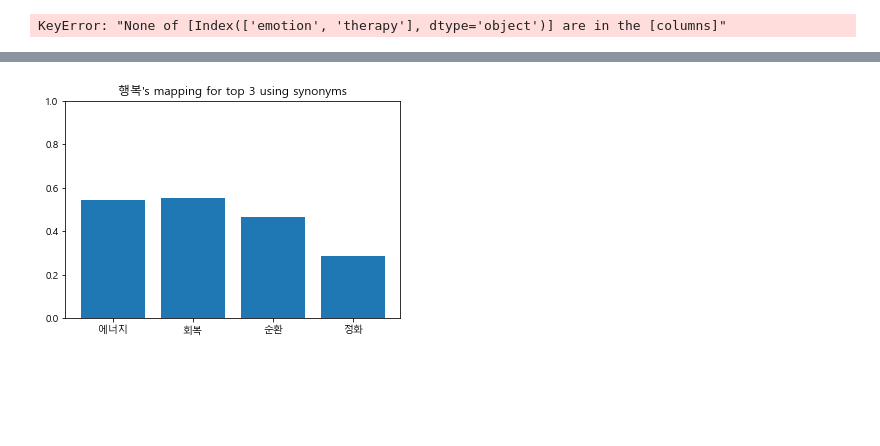
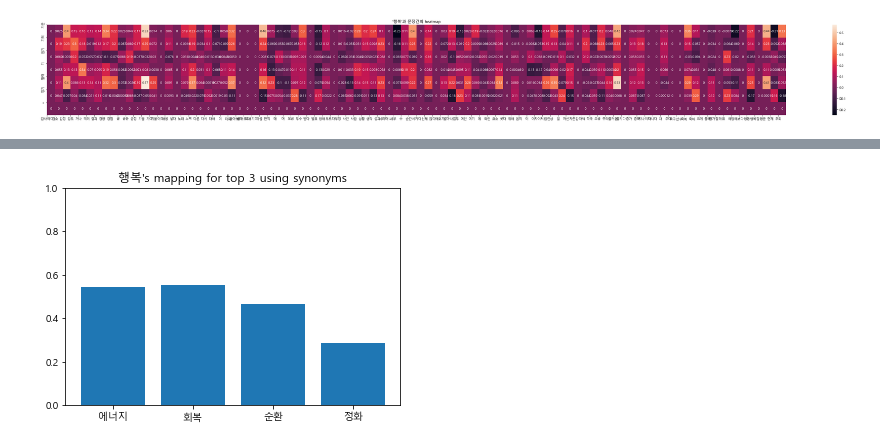
Before and after one commit to sigongjoa/emotion_thearpy, a Jupyter notebook: notebooks/sim_based_mapping_wiki.ipynb, the cells around one changed output, grey strips where cells are left out. Cells and saved outputs as stored; diff of their text form; code cells hidden in the pictures; blank space fills up the shorter version.

```diff
--- a/notebooks/sim_based_mapping_wiki.ipynb
+++ b/notebooks/sim_based_mapping_wiki.ipynb
@@ -14,7 +14,7 @@ class sim_based_maping():
         self.recovery = ['치유','처지','약','완화','진통','쉬다'] # 회복
         self.cycle = ['순환','심장','신장','소화','배출','분비'] # 순환
         self.pury = ['정화','독','해독','없애다','삭히다','그치다'] # 정화
-        self.wiki_model = Word2Vec.load('./ko/ko.bin')
+        self.wiki_model = Word2Vec.load('../ko/ko.bin')
         self.font = 'Malgun Gothic'  # for window
         # self.font = 'NanumGothic' # for linux
         self.df = df
@@ -157,24 +157,40 @@ class sim_based_maping():
         print('items mean is {}'.format(np.mean(stat_list,axis=0)))
         print('items max is {}'.format(np.max(stat_list,axis=0)))
         print('items min is {}'.format(np.min(stat_list,axis=0)))
+
+    def todf(self,file_name):
+        ret_df  = pd.DataFrame(columns=['감정','추정치'])
+        em = []
+        est = []
+        cols = self.df.columns
+        print(cols)
+        for idx in self.df.index:
+            em.append(self.df[cols[0]][idx])
+            est.append(self.result(idx,3,False))
+        ret_df['감정'] = em
+        ret_df['추정치'] = est
+
+        ret_df.to_csv(file_name)
+        return ret_df
 # %%
 # sim_based_maping test
-text = pd.read_csv("../data/data.csv")
+text = pd.read_csv("../data/emotion_data.csv")
+
 data = text[['emotion','therapy']]
 
 
 tmp = sim_based_maping(data)
 #for i in range(0,6):
 #    tmp.result(i,3,True)
 
 idx = 0
 energy = ['기운','기력','원기','기','활력','정기','--']
 recovery = ['치유','처지','약','완화','진통','쉬다','--']
 cycle = ['순환','심장','신장','소화','배출','분비', '--']
 pury = ['정화','독','해독','없애다','삭히다','그치다']
 sum_list = energy + recovery + cycle + pury
 
 #tmp.heatmap(idx,energy , (50,10))
 tmp.heatmap_num(idx , energy, (50,5))
 # %% [output]
-KeyError: "None of [Index(['emotion', 'therapy'], dtype='object')] are in the [columns]"
+[figure, added]
```
Also changed, not shown: parts of 2 cells of this notebook, 5 other files.
